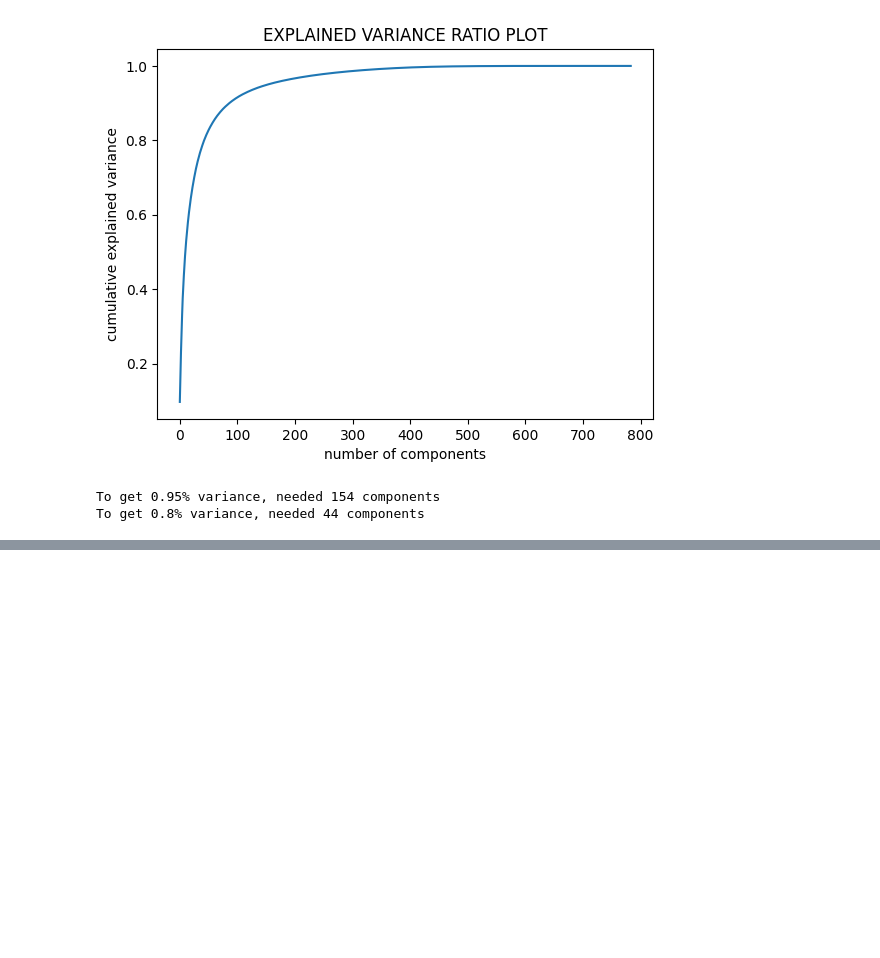
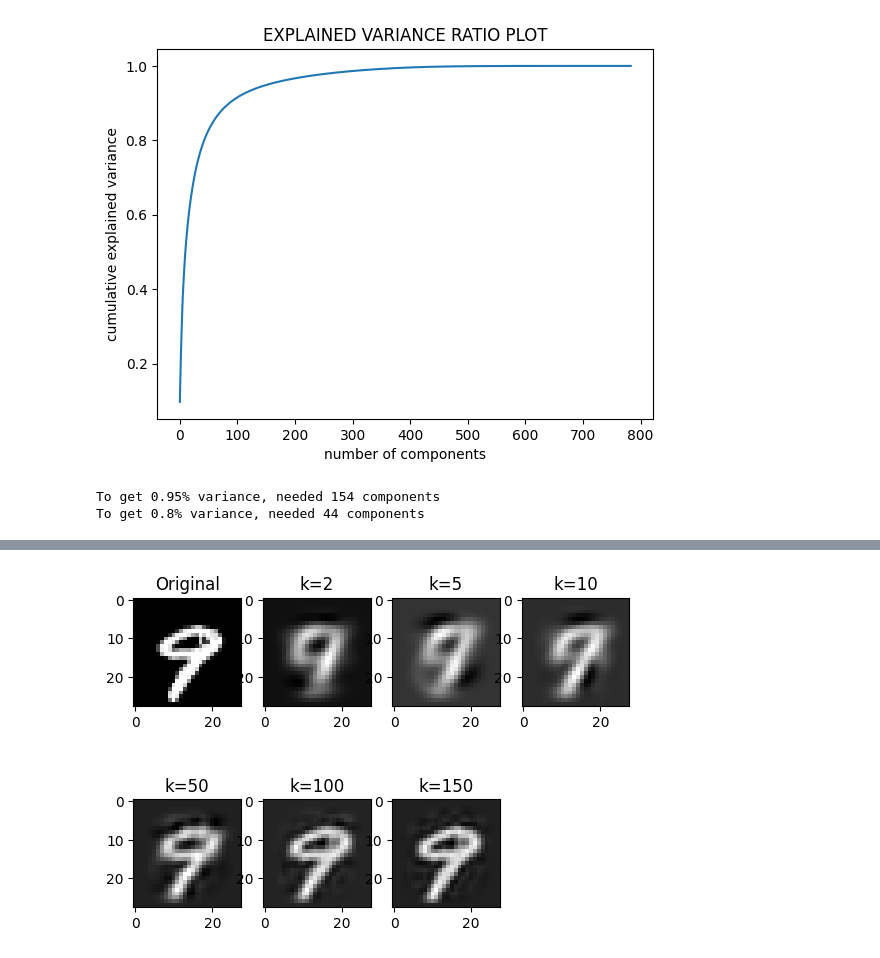
Before and after one commit to glusi/cv-maman22, a Jupyter notebook: maman22.ipynb, the cells around one changed output, grey strips where cells are left out. Cells and saved outputs as stored; diff of their text form; code cells hidden in the pictures; blank space fills up the shorter version.

```diff
--- a/maman22.ipynb
+++ b/maman22.ipynb
@@ -190,0 +191,18 @@ for n in components:
+# %%
+components = [2, 5, 10, 50, 100, 150]
+index = 9
+plt.figure()
+subplt = plt.subplot(2,4,1)
+subplt.title.set_text("Original")
+plt.imshow(x_test[index], cmap="gray")
+i=1
+for n in components:
+    x_train_after_fit, x_test_after_transform, pca  = project_to_n_components(n, d2_train_dataset, d2_test_dataset)
+    x_test_after_inv = pca.inverse_transform(x_test_after_transform)
+    subplt = plt.subplot(2,4,i+1)
+    plt.imshow(resahpeImageTo28X28(x_test_after_inv[index]), cmap="gray")
+    subplt.title.set_text("k="+str(n))
+    i+=1
+plt.show()
+# %% [output]
+[figure, added]
```
Also changed, not shown: parts of 9 cells of this notebook.
